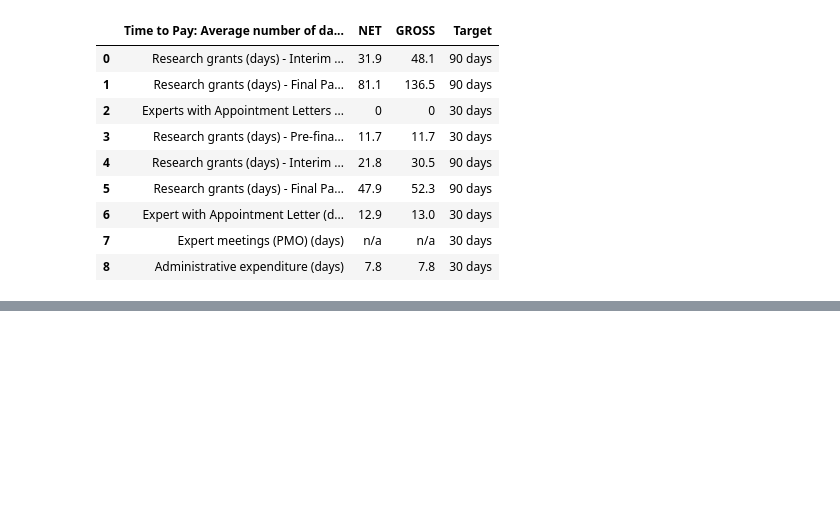
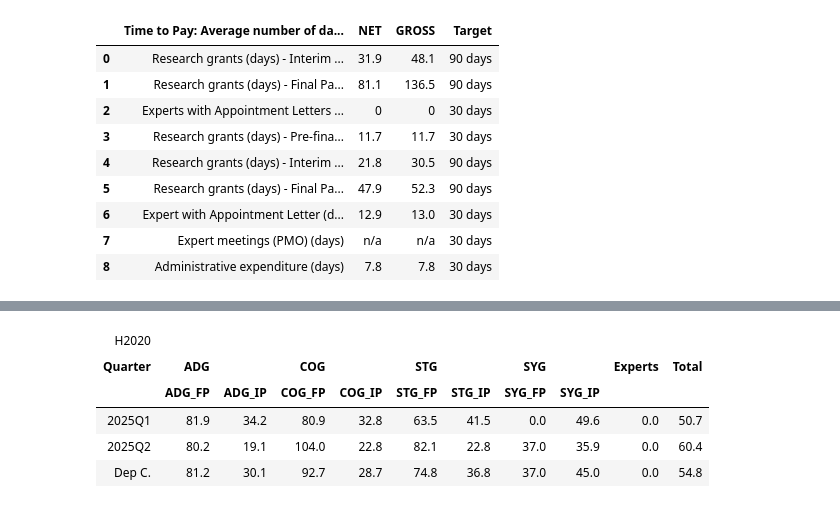
Before and after one commit to vinciliba/QuarterlyReport, a Jupyter notebook: payments.ipynb, the cells around one changed output, grey strips where cells are left out. Drawn from its saved outputs; the diff is of its cells as text; code cells hidden in the pictures; blank space fills up the shorter version.

```diff
--- a/payments.ipynb
+++ b/payments.ipynb
@@ -2727,16 +2727,13 @@ def format_table_ttp_summary(df,
         .tab_style(
             style=[
                 style.text(color='white', weight="bold"),
-                style.fill(color="#305BA4")
+                style.fill(color="#004d80")
             ],
             locations=[
                 loc.body(rows=h2020_rows + heu_rows + total_rows),
                 loc.stub(rows=h2020_rows + heu_rows + total_rows)
             ]
         )
-
-
-
 
         # 10. Style column spanners
         .tab_style(
@@ -4437,3 +5056,13 @@ heu_net
+# %%
+h2020_net_tbl = format_tables_ttp_annex(h2020_net,table_colors=None,table_title='H2020')
+h2020_net_tbl
+# %% [output]
+| H2020 |  |  |  |  |  |  |  |  |  |  |
+| Quarter | ADG |  | COG |  | STG |  | SYG |  | Experts | Total |
+|  | ADG_FP | ADG_IP | COG_FP | COG_IP | STG_FP | STG_IP | SYG_FP | SYG_IP |  |  |
+| 2025Q1 | 81.9 | 34.2 | 80.9 | 32.8 | 63.5 | 41.5 | 0.0 | 49.6 | 0.0 | 50.7 |
+| 2025Q2 | 80.2 | 19.1 | 104.0 | 22.8 | 82.1 | 22.8 | 37.0 | 35.9 | 0.0 | 60.4 |
+| Dep C. | 81.2 | 30.1 | 92.7 | 28.7 | 74.8 | 36.8 | 37.0 | 45.0 | 0.0 | 54.8 |
 # %%
 tables = generate_complete_ttp_suite(df_paym, cutoff)
 h2020_effect = tables['h2020_effectiveness']
```
Also changed, not shown: parts of 11 cells of this notebook, 1 other file.
